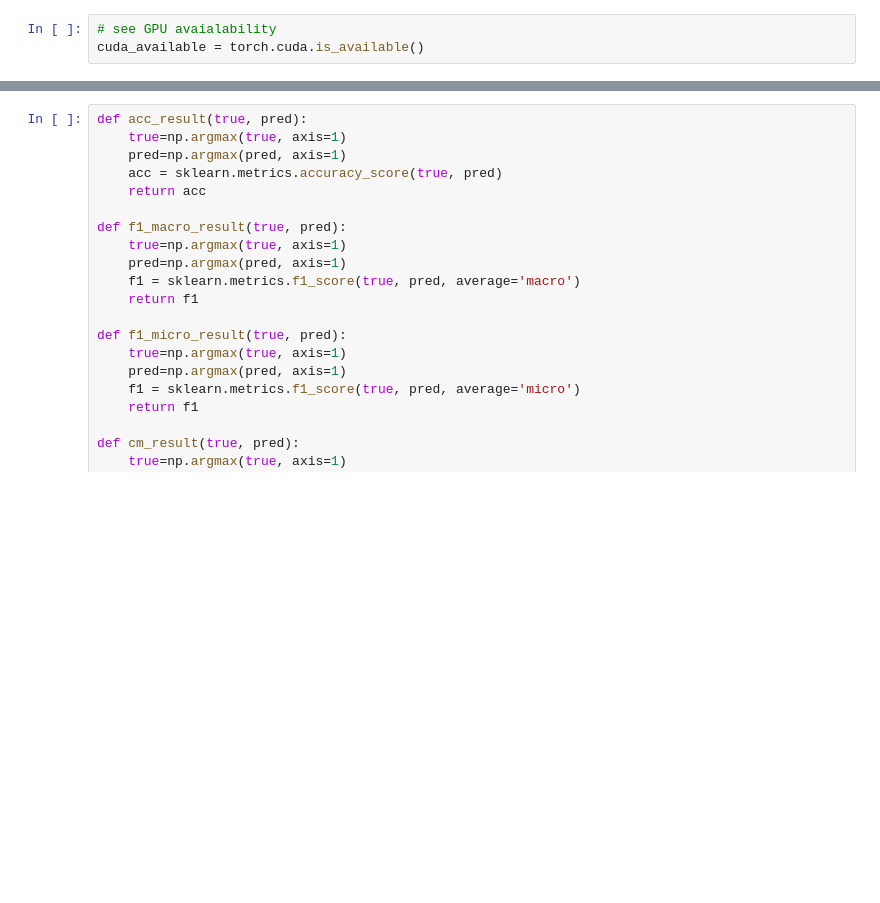
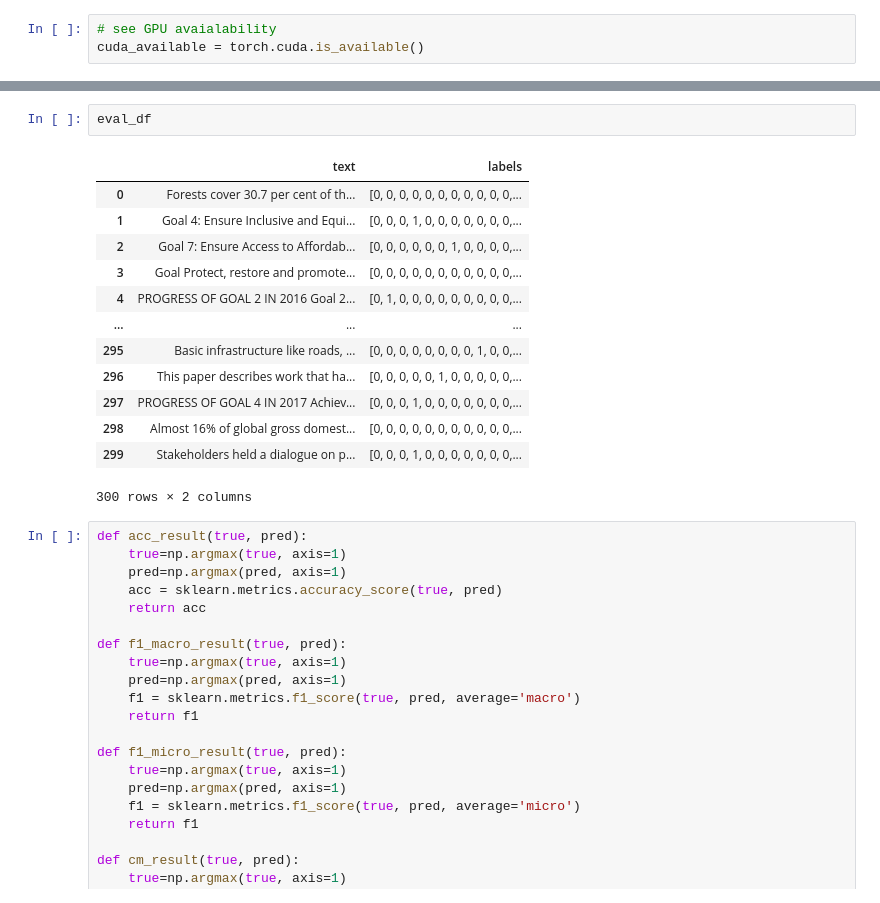
Before and after one commit to ChristopherMarais/Transformers_simple_wandb_experiments, a Jupyter notebook: SASDGHUB/Train_single.ipynb, the cells around one changed output, grey strips where cells are left out. Drawn from its saved outputs; the diff is of its cells as text; blank space fills up the shorter version.

```diff
--- a/SASDGHUB/Train_single.ipynb
+++ b/SASDGHUB/Train_single.ipynb
@@ -69,3 +69,19 @@ dtype: float64
+# %%
+eval_df
+# %% [output]
+|  | text | labels |
+| 0 | Forests cover 30.7 per cent of th... | [0, 0, 0, 0, 0, 0, 0, 0, 0, 0, 0,... |
+| 1 | Goal 4: Ensure Inclusive and Equi... | [0, 0, 0, 1, 0, 0, 0, 0, 0, 0, 0,... |
+| 2 | Goal 7: Ensure Access to Affordab... | [0, 0, 0, 0, 0, 0, 1, 0, 0, 0, 0,... |
+| 3 | Goal Protect, restore and promote... | [0, 0, 0, 0, 0, 0, 0, 0, 0, 0, 0,... |
+| 4 | PROGRESS OF GOAL 2 IN 2016 Goal 2... | [0, 1, 0, 0, 0, 0, 0, 0, 0, 0, 0,... |
+| ... | ... | ... |
+| 295 | Basic infrastructure like roads, ... | [0, 0, 0, 0, 0, 0, 0, 0, 1, 0, 0,... |
+| 296 | This paper describes work that ha... | [0, 0, 0, 0, 0, 1, 0, 0, 0, 0, 0,... |
+| 297 | PROGRESS OF GOAL 4 IN 2017 Achiev... | [0, 0, 0, 1, 0, 0, 0, 0, 0, 0, 0,... |
+| 298 | Almost 16% of global gross domest... | [0, 0, 0, 0, 0, 0, 0, 0, 0, 0, 0,... |
+| 299 | Stakeholders held a dialogue on p... | [0, 0, 0, 1, 0, 0, 0, 0, 0, 0, 0,... |
+300 rows × 2 columns
 # %%
 def acc_result(true, pred):
     true=np.argmax(true, axis=1)
```
Also changed, not shown: parts of 3 cells of this notebook.
